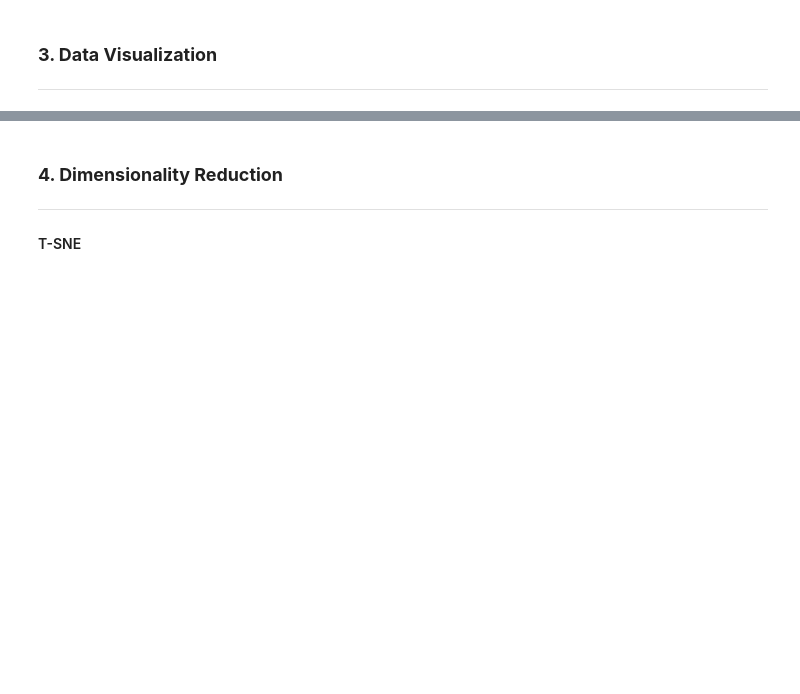
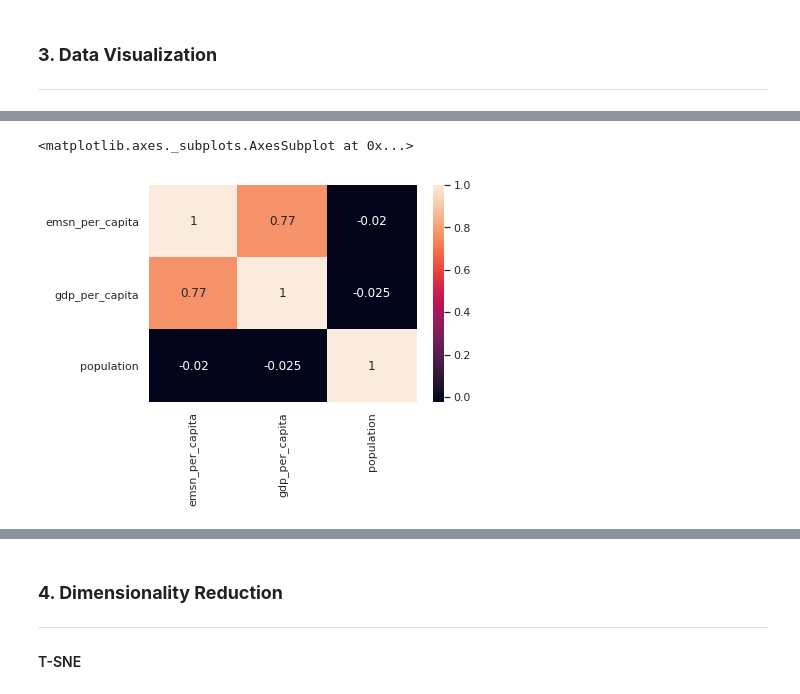
Before and after one commit to wiggs555/cse7324project, a Jupyter notebook: Project1/Project1.ipynb, the cells around one changed output, grey strips where cells are left out. Drawn from its saved outputs; the diff is of its cells as text; code cells hidden in the pictures; blank space fills up the shorter version.

```diff
--- a/Project1/Project1.ipynb
+++ b/Project1/Project1.ipynb
@@ -203,0 +239,7 @@ iplot( fig, validate=False, filename='d3-world-map' )
+# %%
+# heatmap of emission per capita
+cmap = sns.set(style="darkgrid")
+sns.heatmap(country_comb[['emsn_per_capita', 'gdp_per_capita', 'population']].corr(), cmap=cmap, annot=True)
+# %% [output]
+<matplotlib.axes._subplots.AxesSubplot at 0x...>
+[figure, added]
```
Also changed, not shown: parts of 8 cells of this notebook, 5 other files.
